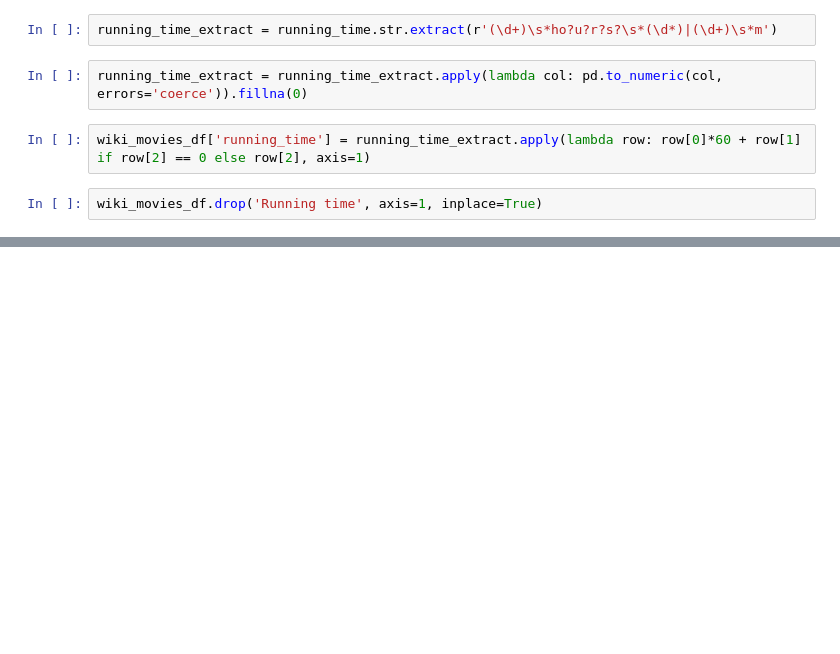
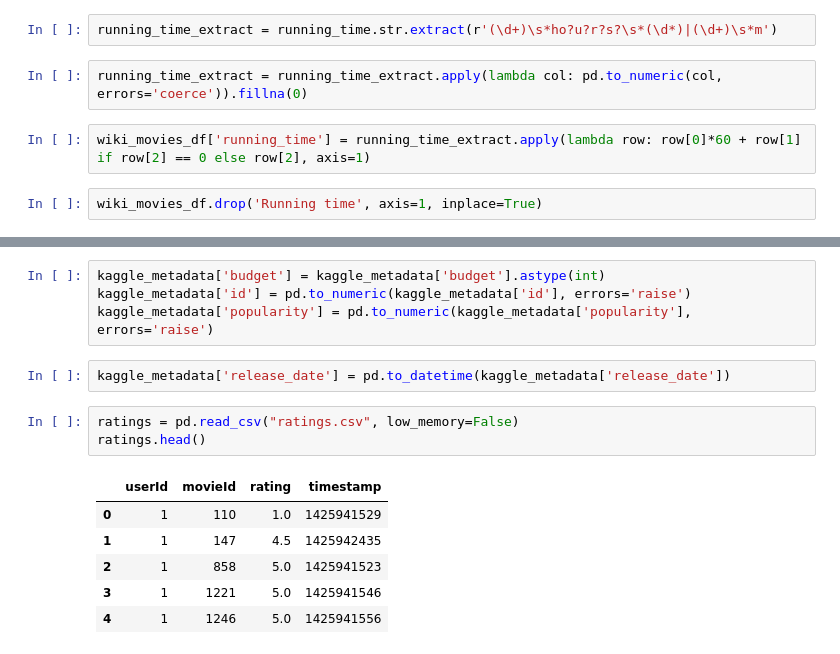
Before and after one commit to jhilberdink/ETL-with-Python-and-PostgreSQL, a Jupyter notebook: wiki_movies.ipynb, the cells around one changed output, grey strips where cells are left out. Cells and saved outputs as stored; diff of their text form; blank space fills up the shorter version.

```diff
--- a/wiki_movies.ipynb
+++ b/wiki_movies.ipynb
@@ -495,0 +592,16 @@ wiki_movies_df.drop('Running time', axis=1, inplace=True)
+# %%
+kaggle_metadata['budget'] = kaggle_metadata['budget'].astype(int)
+kaggle_metadata['id'] = pd.to_numeric(kaggle_metadata['id'], errors='raise')
+kaggle_metadata['popularity'] = pd.to_numeric(kaggle_metadata['popularity'], errors='raise')
+# %%
+kaggle_metadata['release_date'] = pd.to_datetime(kaggle_metadata['release_date'])
+# %%
+ratings = pd.read_csv("ratings.csv", low_memory=False)
+ratings.head()
+# %% [output]
+|  | userId | movieId | rating | timestamp |
+| 0 | 1 | 110 | 1.0 | 1425941529 |
+| 1 | 1 | 147 | 4.5 | 1425942435 |
+| 2 | 1 | 858 | 5.0 | 1425941523 |
+| 3 | 1 | 1221 | 5.0 | 1425941546 |
+| 4 | 1 | 1246 | 5.0 | 1425941556 |
```
Also changed, not shown: parts of 15 cells of this notebook, 1 other file.
